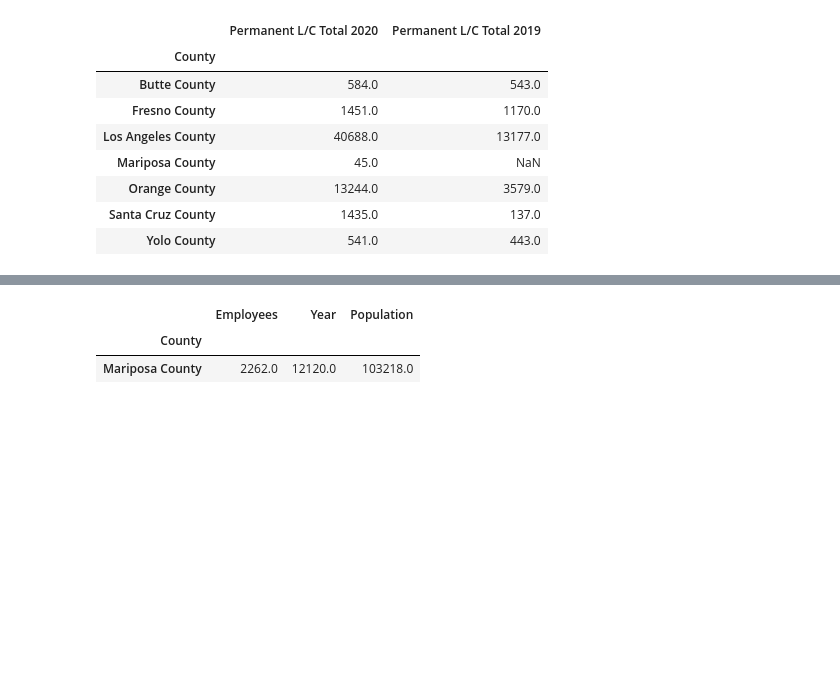
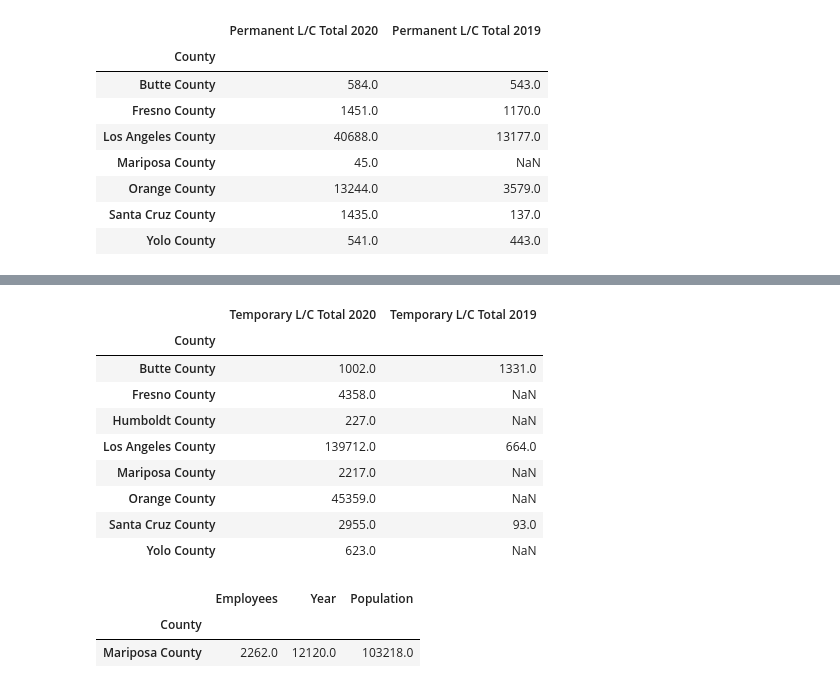
Before and after one commit to biglocalnews/WARN_Cali_analysis, a Jupyter notebook: notebooks/analysis_2019_2020.ipynb, the cells around one changed output, grey strips where cells are left out. Saved outputs shown, nothing was run; the diff lists cells and outputs as text; code cells hidden in the pictures; blank space fills up the shorter version.

```diff
--- a/notebooks/analysis_2019_2020.ipynb
+++ b/notebooks/analysis_2019_2020.ipynb
@@ -660,3 +660,9 @@ sums_2020_2019
 | Orange County | 13244.0 | 3579.0 |
 | Santa Cruz County | 1435.0 | 137.0 |
 | Yolo County | 541.0 | 443.0 |
+# %%
+high_rent_burden_19_tmp = cali_2019_info[cali_2019_info['County'].isin(counties_list)]
+high_rent_burden_19_tmp = high_rent_burden_19_tmp[high_rent_burden_19_tmp['Layoff/Closure clean'].isin(layoff_closure_list_temp)]
+temp_job_loss_total = high_rent_burden_19_tmp[['County','Layoff/Closure','Employees']]
+temp_job_loss_total = temp_job_loss_total.groupby(['County']).sum()
+temp_job_loss_total
@@ -662,0 +675,6 @@ sums_2020_2019
+# %%
+high_rent_burden_20_tmp = cali_2020_info[cali_2020_info['County'].isin(counties_list)]
+high_rent_burden_20_tmp = high_rent_burden_20_tmp[high_rent_burden_20_tmp['Layoff/Closure clean'].isin(layoff_closure_list_temp)]
+temp_job_loss_total_20 = high_rent_burden_20_tmp[['County','Layoff/Closure','Employees']]
+temp_job_loss_total_20 = temp_job_loss_total_20.groupby(['County']).sum()
+temp_job_loss_total_20
@@ -663,3 +692,18 @@ sums_2020_2019
+# %%
+sums_tmp_2020_2019 = temp_job_loss_total_20.merge(temp_job_loss_total, how="left", left_on="County", right_on="County")
+sums_tmp_2020_2019.rename(columns={'Employees_x':'Temporary L/C Total 2020','Employees_y':'Temporary L/C Total 2019'}, inplace=True)
+sums_tmp_2020_2019
+# %% [output]
+|  | Temporary L/C Total 2020 | Temporary L/C Total 2019 |
+| County |  |  |
+| Butte County | 1002.0 | 1331.0 |
+| Fresno County | 4358.0 | NaN |
+| Humboldt County | 227.0 | NaN |
+| Los Angeles County | 139712.0 | 664.0 |
+| Mariposa County | 2217.0 | NaN |
+| Orange County | 45359.0 | NaN |
+| Santa Cruz County | 2955.0 | 93.0 |
+| Yolo County | 623.0 | NaN |
 # %%
 #Fact Check for # of Layoffs in Mariposa County
 
```
Also changed, not shown: parts of 2 cells of this notebook.
